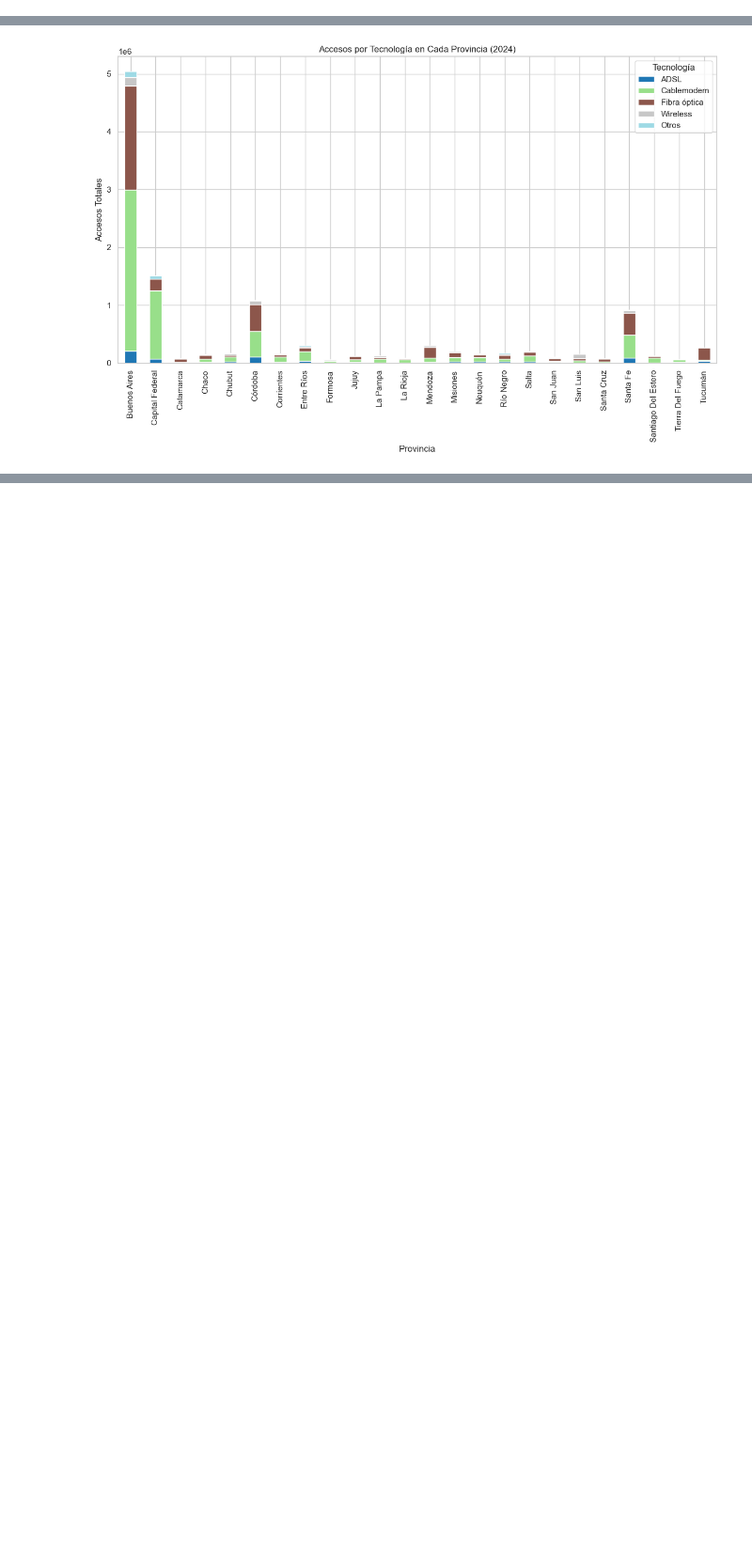
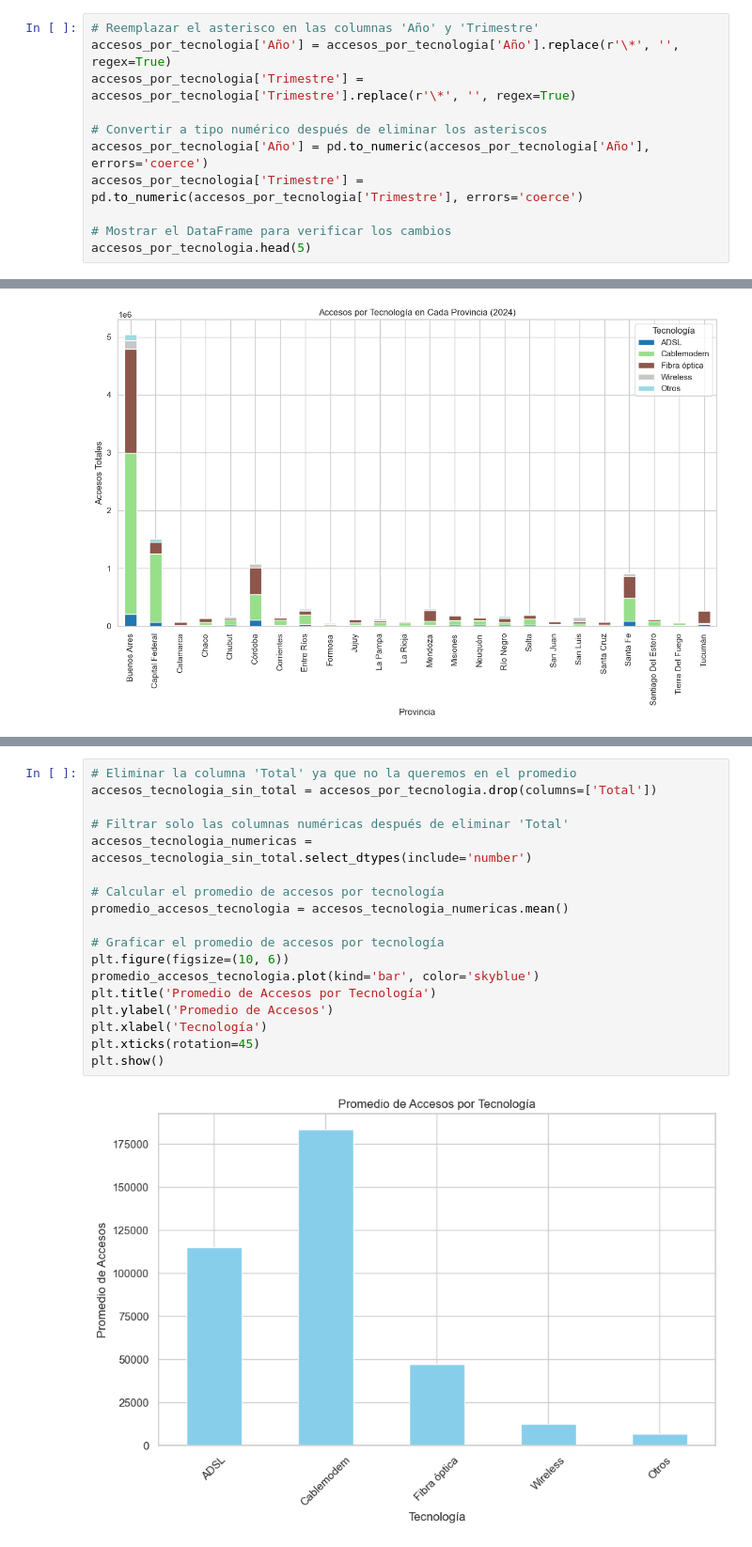
Before and after one commit to Melbutus/Data_Analyst_Telecomunicaciones, a Jupyter notebook: EDA.ipynb, the cells around one changed output, grey strips where cells are left out. Shown at 94% size. Saved outputs shown, nothing was run; the diff lists cells and outputs as text; blank space fills up the shorter version.

```diff
--- a/EDA.ipynb
+++ b/EDA.ipynb
@@ -564,0 +578,11 @@ plt.show()
+# %%
+# Reemplazar el asterisco en las columnas 'Año' y 'Trimestre'
+accesos_por_tecnologia['Año'] = accesos_por_tecnologia['Año'].replace(r'\*', '', regex=True)
+accesos_por_tecnologia['Trimestre'] = accesos_por_tecnologia['Trimestre'].replace(r'\*', '', regex=True)
+
+# Convertir a tipo numérico después de eliminar los asteriscos
+accesos_por_tecnologia['Año'] = pd.to_numeric(accesos_por_tecnologia['Año'], errors='coerce')
+accesos_por_tecnologia['Trimestre'] = pd.to_numeric(accesos_por_tecnologia['Trimestre'], errors='coerce')
+
+# Mostrar el DataFrame para verificar los cambios
+accesos_por_tecnologia.head(5)
@@ -584,0 +638,20 @@ plt.show()
+# %%
+# Eliminar la columna 'Total' ya que no la queremos en el promedio
+accesos_tecnologia_sin_total = accesos_por_tecnologia.drop(columns=['Total'])
+
+# Filtrar solo las columnas numéricas después de eliminar 'Total'
+accesos_tecnologia_numericas = accesos_tecnologia_sin_total.select_dtypes(include='number')
+
+# Calcular el promedio de accesos por tecnología
+promedio_accesos_tecnologia = accesos_tecnologia_numericas.mean()
+
+# Graficar el promedio de accesos por tecnología
+plt.figure(figsize=(10, 6))
+promedio_accesos_tecnologia.plot(kind='bar', color='skyblue')
+plt.title('Promedio de Accesos por Tecnología')
+plt.ylabel('Promedio de Accesos')
+plt.xlabel('Tecnología')
+plt.xticks(rotation=45)
+plt.show()
+# %% [output]
+[figure, added]
```
Also changed, not shown: parts of 13 cells of this notebook.
